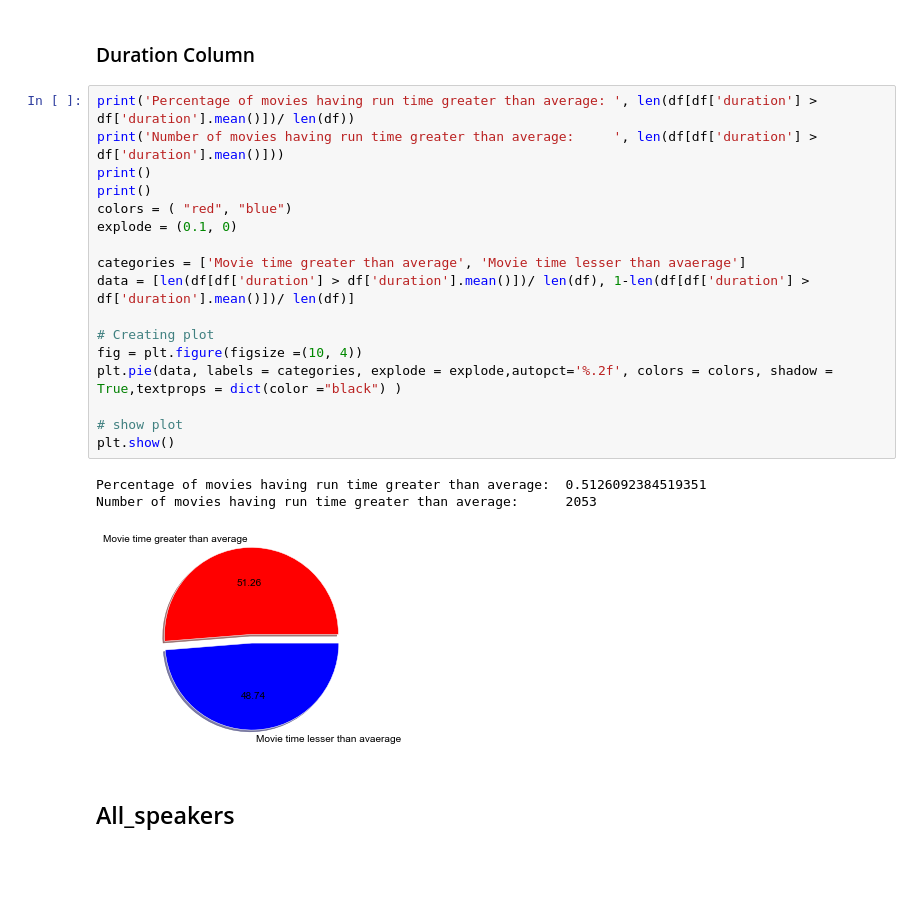
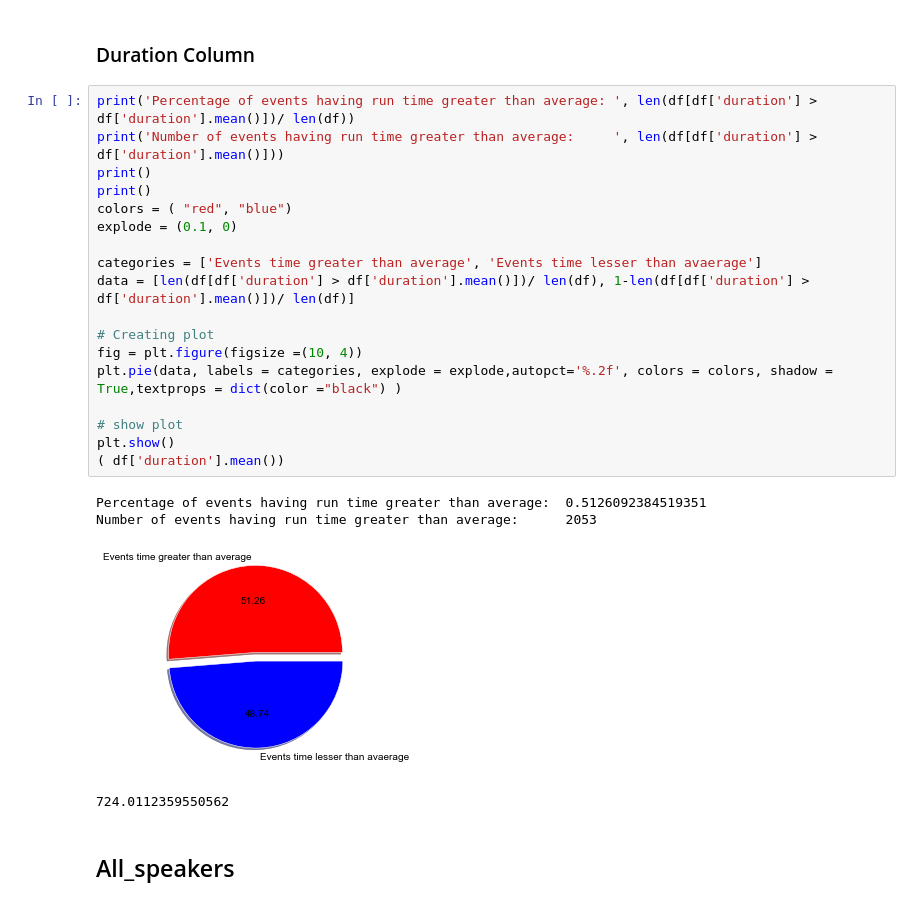
Before and after one commit to fahadmehfooz/Ted-Talks-Views-Prediction, a Jupyter notebook: TedTalk.ipynb, the cells around one changed output. Drawn from its saved outputs; the diff is of its cells as text; blank space fills up the shorter version.

```diff
--- a/TedTalk.ipynb
+++ b/TedTalk.ipynb
@@ -146,26 +147,28 @@ Unique values in column native_lang are : 12
 # %% [markdown]
 ### Duration Column
 # %%
-print('Percentage of movies having run time greater than average: ', len(df[df['duration'] > df['duration'].mean()])/ len(df))
-print('Number of movies having run time greater than average:     ', len(df[df['duration'] > df['duration'].mean()]))
+print('Percentage of events having run time greater than average: ', len(df[df['duration'] > df['duration'].mean()])/ len(df))
+print('Number of events having run time greater than average:     ', len(df[df['duration'] > df['duration'].mean()]))
 print()
 print()
 colors = ( "red", "blue")
 explode = (0.1, 0)
 
-categories = ['Movie time greater than average', 'Movie time lesser than avaerage']
+categories = ['Events time greater than average', 'Events time lesser than avaerage']
 data = [len(df[df['duration'] > df['duration'].mean()])/ len(df), 1-len(df[df['duration'] > df['duration'].mean()])/ len(df)]
 
 # Creating plot
 fig = plt.figure(figsize =(10, 4))
 plt.pie(data, labels = categories, explode = explode,autopct='%.2f', colors = colors, shadow = True,textprops = dict(color ="black") )
 
 # show plot
 plt.show()
+( df['duration'].mean())
 # %% [output]
-Percentage of movies having run time greater than average:  0.5126092384519351
-Number of movies having run time greater than average:      2053
+Percentage of events having run time greater than average:  0.5126092384519351
+Number of events having run time greater than average:      2053
-[figure, old version]
+[figure, new version]
+724.0112359550562
 # %% [markdown]
 ## All_speakers
 # %%
```
Also changed, not shown: parts of 36 cells of this notebook.
